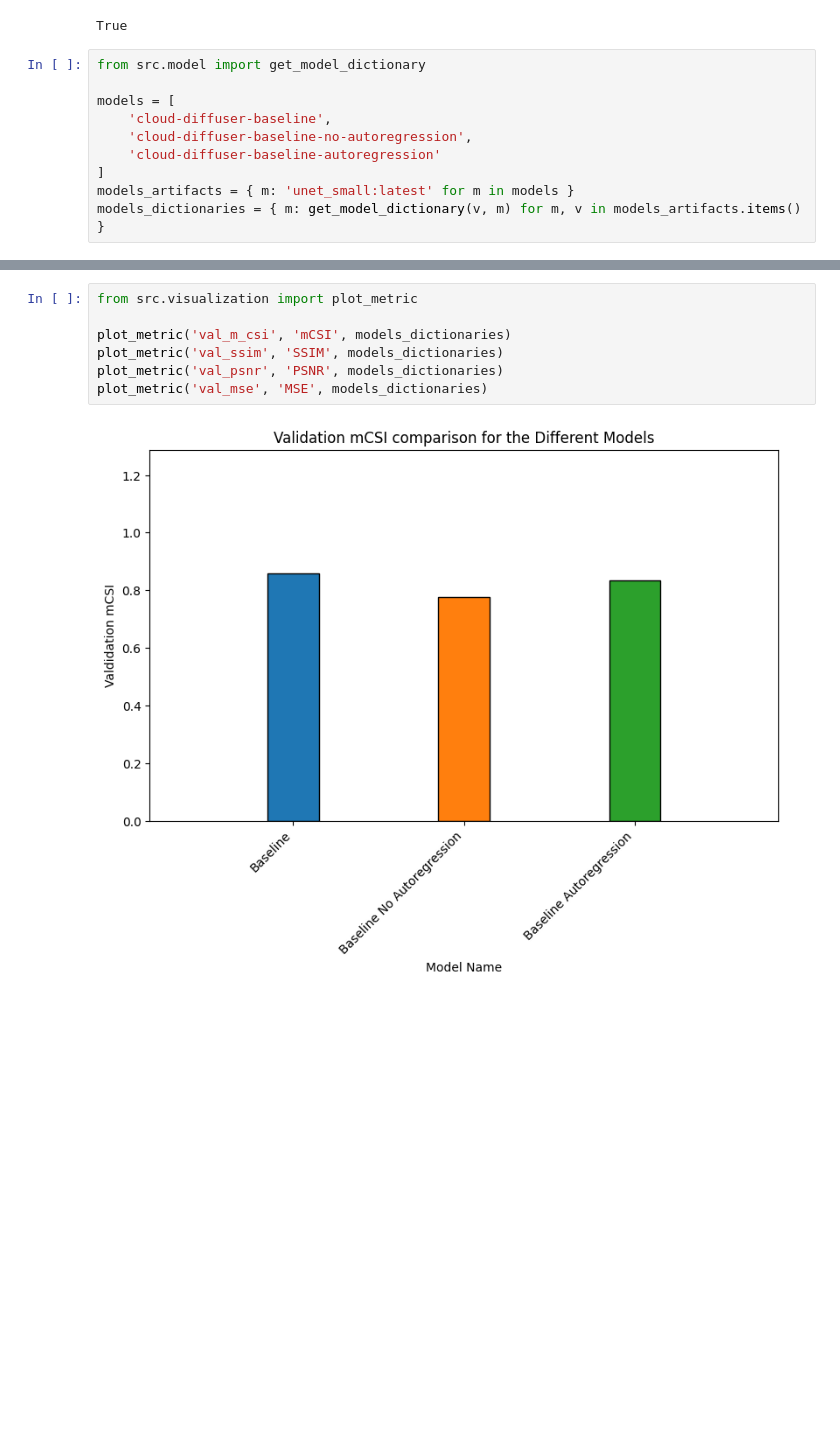
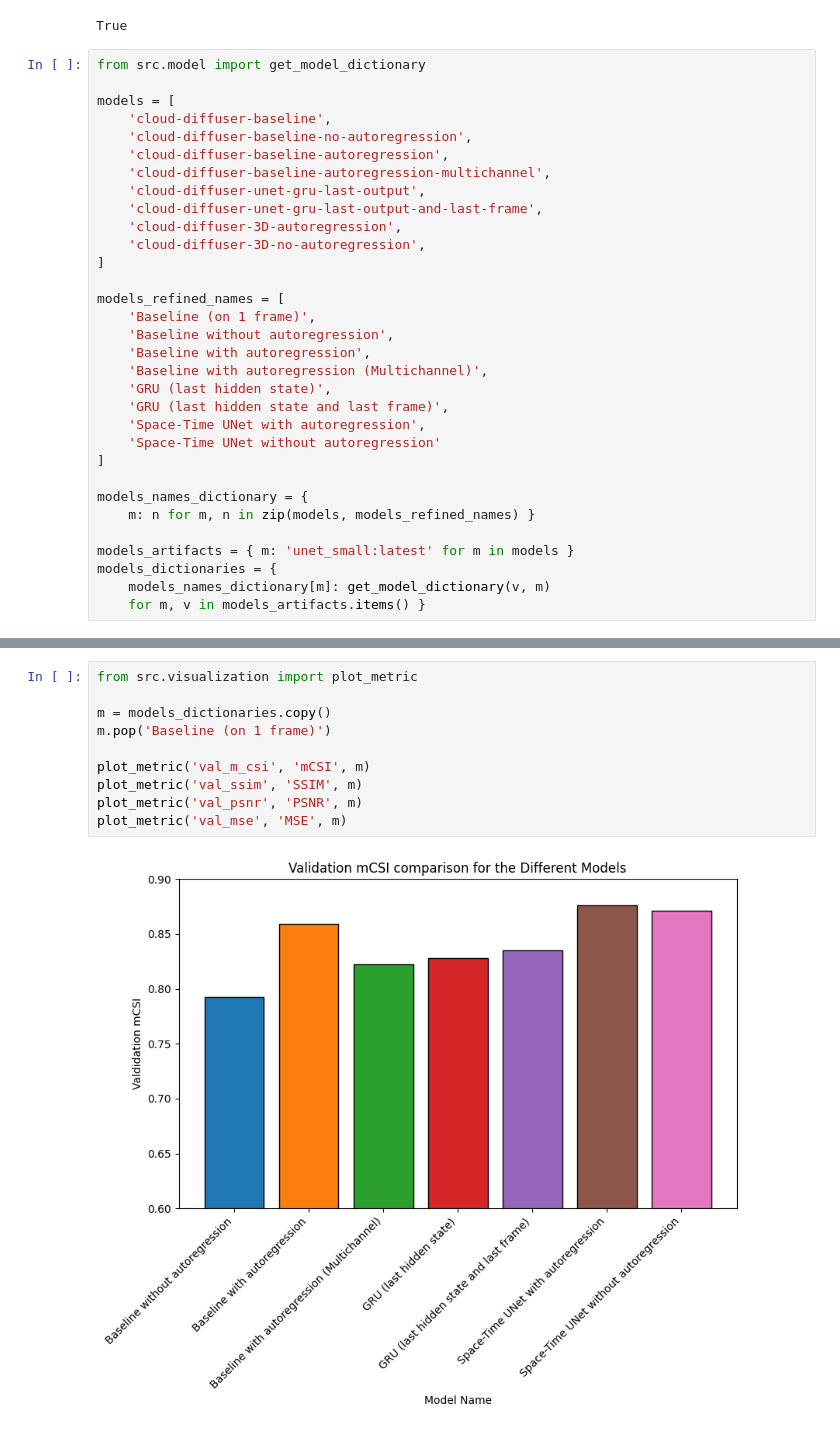
Before and after one commit to RiccardoSpolaor/cloud-movement-diffusion, a Jupyter notebook: Evaluation.ipynb, the cells around one changed output, grey strips where cells are left out. Saved outputs shown, nothing was run; the diff lists cells and outputs as text; blank space fills up the shorter version.

```diff
--- a/Evaluation.ipynb
+++ b/Evaluation.ipynb
@@ -18,10 +18,32 @@ from src.model import get_model_dictionary
 models = [
     'cloud-diffuser-baseline',
     'cloud-diffuser-baseline-no-autoregression',
-    'cloud-diffuser-baseline-autoregression'
+    'cloud-diffuser-baseline-autoregression',
+    'cloud-diffuser-baseline-autoregression-multichannel',
+    'cloud-diffuser-unet-gru-last-output',
+    'cloud-diffuser-unet-gru-last-output-and-last-frame',
+    'cloud-diffuser-3D-autoregression',
+    'cloud-diffuser-3D-no-autoregression',
 ]
+
+models_refined_names = [
+    'Baseline (on 1 frame)',
+    'Baseline without autoregression',
+    'Baseline with autoregression',
+    'Baseline with autoregression (Multichannel)',
+    'GRU (last hidden state)',
+    'GRU (last hidden state and last frame)',
+    'Space-Time UNet with autoregression',
+    'Space-Time UNet without autoregression'
+]
+
+models_names_dictionary = {
+    m: n for m, n in zip(models, models_refined_names) }
+
 models_artifacts = { m: 'unet_small:latest' for m in models }
-models_dictionaries = { m: get_model_dictionary(v, m) for m, v in models_artifacts.items() }
+models_dictionaries = {
+    models_names_dictionary[m]: get_model_dictionary(v, m)
+    for m, v in models_artifacts.items() }
 # %% [output]
 wandb version 0.15.12 is available! To upgrade, please run: $ pip install wandb --upgrade
 Tracking run with wandb version 0.12.21
@@ -40,9 +62,12 @@ Waiting for W&B process to finish... (success).
 # %%
 from src.visualization import plot_metric
 
-plot_metric('val_m_csi', 'mCSI', models_dictionaries)
-plot_metric('val_ssim', 'SSIM', models_dictionaries)
-plot_metric('val_psnr', 'PSNR', models_dictionaries)
-plot_metric('val_mse', 'MSE', models_dictionaries)
+m = models_dictionaries.copy()
+m.pop('Baseline (on 1 frame)')
+
+plot_metric('val_m_csi', 'mCSI', m)
+plot_metric('val_ssim', 'SSIM', m)
+plot_metric('val_psnr', 'PSNR', m)
+plot_metric('val_mse', 'MSE', m)
 # %% [output]
-[figure, old version]
+[figure, new version]
```
Also changed, not shown: parts of 4 cells of this notebook, 1 other file.
